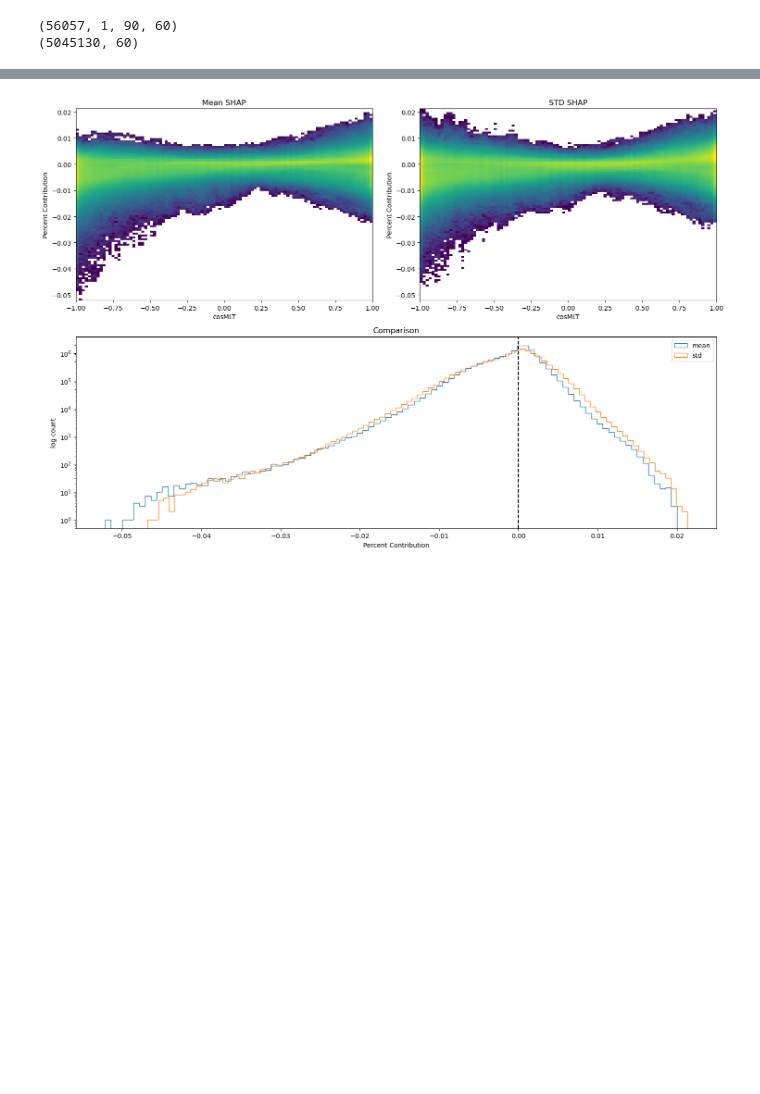
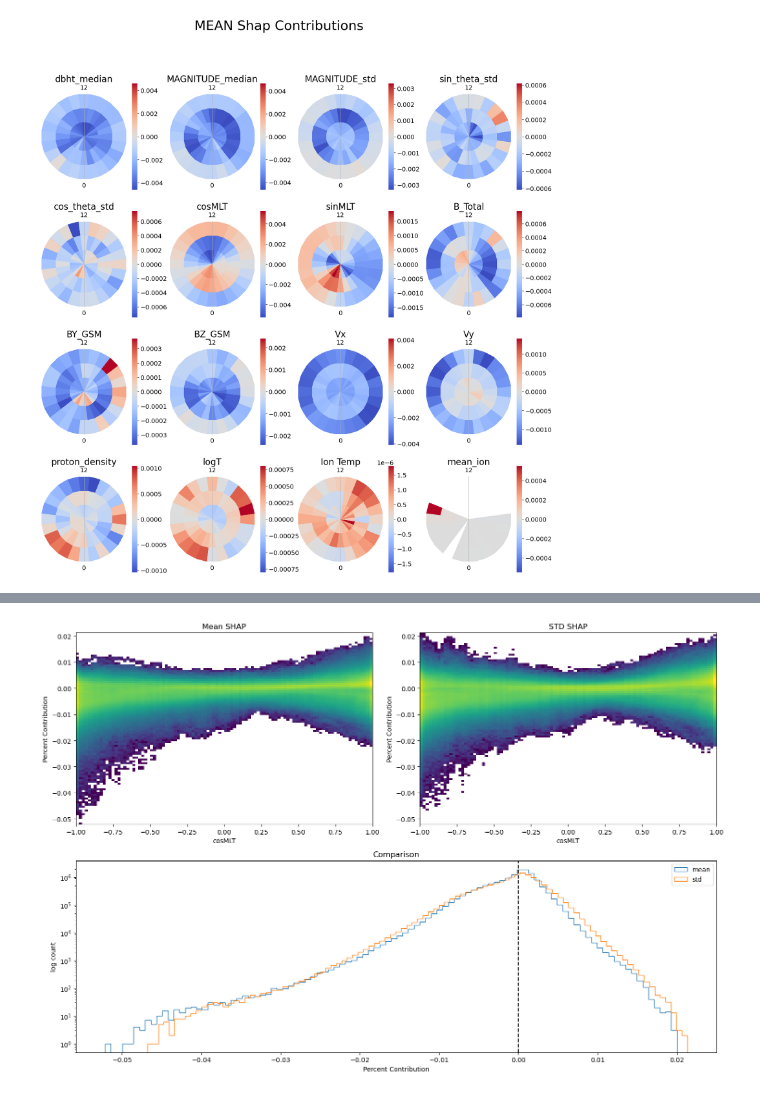
Before and after one commit to mikecoughlan/including_ion_temp_maps, a Jupyter notebook: examing_shap_and_inputs.ipynb, the cells around one changed output, grey strips where cells are left out. Cells and saved outputs as stored; diff of their text form; code cells hidden in the pictures; blank space fills up the shorter version.

```diff
--- a/examing_shap_and_inputs.ipynb
+++ b/examing_shap_and_inputs.ipynb
@@ -175,6 +719,0 @@ X = np.concatenate(X, axis=0)
-# %%
-print(X.shape)
-print(mean_shap.shape)
-# %% [output]
-(56057, 1, 90, 60)
-(5045130, 60)
@@ -180,0 +773,63 @@ print(mean_shap.shape)
+# %%
+# plotting the results
+stat = 'mean'
+
+plotting_dict = {feat:pd.DataFrame(index = range(24), columns = ['low', 'mid', 'high']) for feat in feature_list}
+plotting_dict['pixel_ion'] = pd.DataFrame(index = range(24), columns = ['low', 'mid', 'high'])
+plotting_dict['mean_ion'] = pd.DataFrame(index = range(24), columns = ['low', 'mid', 'high'])
+for key, value in plotting_dict.items():
+	if key == 'pixel_ion' or key == 'mean_ion':
+		for i, name in enumerate(names):
+			for j in range(0, 24):
+				value.loc[j, name] = pixel_dict[name][j][stat] if key == 'pixel_ion' else mean_dict[name][j][stat]
+	else:
+		for i, name in enumerate(names):
+			for j in range(0, 24):
+				value.loc[j, name] = shap_dict[key][name][j][stat]
+
+# plotting_norm = mpl.colors.Normalize(vmin=00, vmax=1)
+plotting_norm = None
+
+# plotting the results as polar heatmap with MLT=12 at the top of the plot, low mid and high as three different rings
+rad = [0,1,2]
+# theta_ticks = np.linspace(0, 2*np.pi, 8, endpoint=False)
+theta_ticks = np.linspace(0, 2*np.pi, 2, endpoint=False)
+# theta_labels = ['0', '3', '6', '9', '12', '15', '18', '21']
+theta_labels = ['0','12']
+
+# setting global plotting params
+mpl.rcParams['axes.linewidth'] = 0
+mpl.rcParams['font.size'] = 14
+mpl.rcParams['axes.titlesize'] = 20
+mpl.rcParams['axes.labelsize'] = 16
+mpl.rcParams['xtick.labelsize'] = 14
+
+fig, axs = plt.subplots(4,4, figsize=(20,20), subplot_kw=dict(projection='polar'))
+fig.suptitle(f'{stat.upper()} Shap Contributions', fontsize=30)
+
+for i, (key,value) in enumerate(plotting_dict.items()):
+	ax = axs[i//4, i%4]
+
+	# Plotting the shap contributions on a polar plot
+	ax.set_theta_zero_location('S')
+	r,th = np.meshgrid(rad, np.linspace(0, 2*np.pi, 24, endpoint=False))
+	scale = max(value.max().max(), np.abs(value.min().min()))
+	if stat != 'std':
+		plotting_norm = mpl.colors.Normalize(vmin=-scale, vmax=scale)
+		cmap='coolwarm'
+	else:
+		plotting_norm = mpl.colors.Normalize(vmin=0, vmax=scale)
+		cmap='magma'
+	cbar = fig.colorbar(ax.pcolormesh(th, r, value.astype(float), cmap=cmap, norm=plotting_norm), ax=ax)
+	if key == 'pixel_ion':
+		ax.set_title('Ion Temp')
+	else:
+		ax.set_title(key)
+	ax.invert_yaxis()
+	ax.set_xticks(theta_ticks)
+	ax.set_xticklabels(theta_labels)
+	ax.set_yticks([])
+
+plt.savefig(f'plots/shap_polar_plot_{stat}.png')
+# %% [output]
+[figure, added]
```
Also changed, not shown: parts of 16 cells of this notebook, 8 other files.
